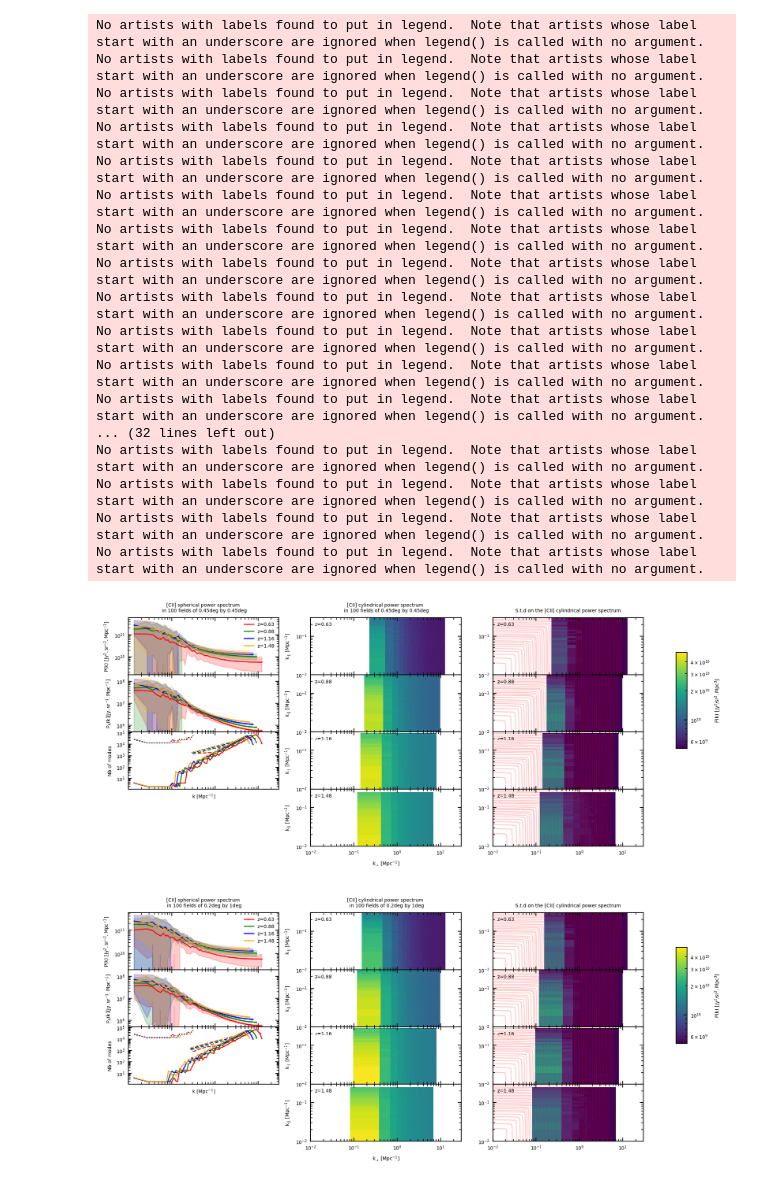
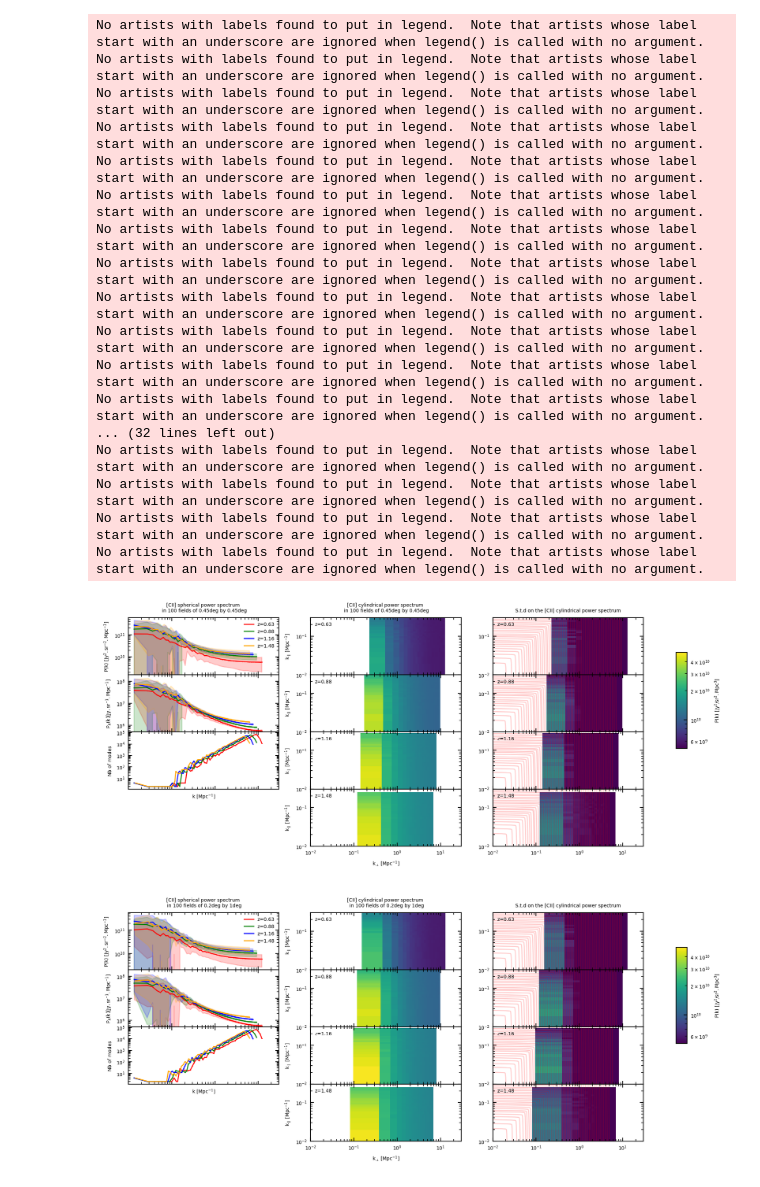
Before and after one commit to mvancuyck/TIM_pysides_user_friendly, a Jupyter notebook: pk_CII_result.ipynb, the cells around one changed output. Saved outputs shown, nothing was run; the diff lists cells and outputs as text; code cells hidden in the pictures.

```diff
--- a/pk_CII_result.ipynb
+++ b/pk_CII_result.ipynb
@@ -95,10 +102,10 @@ for n, (tile_sizeRA, tile_sizeDEC) in enumerate(TIM_params['tile_sizes']):
         axx.fill_between(k,xmean-xstd, xmean+xstd, color=c,alpha=0.2 )
 
         axnb.loglog(k, meannmode, '-|',color=c, lw=lw,markersize=mk,)
-        axnb.loglog(dict[f'0'][f'pk_3D_z{z_center}_CII_de_Looze']['k_out_transv #Mpc-1'][0,:], dict[f'0'][f'pk_3D_z{z_center}_CII_de_Looze']['nb_count_transv'],
-        '--',color=c, lw=lw,)
-        axnb.loglog(dict[f'0'][f'pk_3D_z{z_center}_CII_de_Looze']['k_out_z #Mpc-1'][:,0], dict[f'0'][f'pk_3D_z{z_center}_CII_de_Looze']['nb_count_z'],
-              ':',color=c, lw=lw,)
+        #axnb.loglog(dict[f'0'][f'pk_3D_z{z_center}_CII_de_Looze']['k_out_transv #Mpc-1'][0,:], dict[f'0'][f'pk_3D_z{z_center}_CII_de_Looze']['nb_count_transv'],
+        #'--',color=c, lw=lw,)
+        #axnb.loglog(dict[f'0'][f'pk_3D_z{z_center}_CII_de_Looze']['k_out_z #Mpc-1'][:,0], dict[f'0'][f'pk_3D_z{z_center}_CII_de_Looze']['nb_count_z'],
+        #      ':',color=c, lw=lw,)
         # Set the axis labels
         axs[iz,1].set_ylabel('$\\rm k_{\\parallel}$ [$\\rm Mpc^{-1}$]')
         # Set log scales for the axes
@@ -117,32 +124,32 @@ for n, (tile_sizeRA, tile_sizeDEC) in enumerate(TIM_params['tile_sizes']):
     ax.set_title(f'[CII] spherical power spectrum \n in {nb_subfields} fields of {tile_sizeRA}deg by {tile_sizeDEC}deg')
     axs[0,1].set_title(f'[CII] cylindrical power spectrum \n in {nb_subfields} fields of {tile_sizeRA}deg by {tile_sizeDEC}deg')
     axs[0,2].set_title(f'S.t.d on the [CII] cylindrical power spectrum')
 
     fig.tight_layout()
     fig.subplots_adjust(hspace=0)
 
     cbar_ax_cividis = fig.add_axes([1.05, 0.45, 0.02, 0.35])  # [left, bottom, width, height]
     cbar_cividis = fig.colorbar(C, cax=cbar_ax_cividis)
     cbar_cividis.set_label('$\\rm P(k)$ $\\rm[Jy^2/sr^2.Mpc^3]$')
 
     fig.savefig(f'figures/pySIDES_from_uchuu_{tile_sizeRA}deg_x_{tile_sizeDEC}deg_3d_CII_pk.png', transparent=True)
 # %% [output]
 No artists with labels found to put in legend.  Note that artists whose label start with an underscore are ignored when legend() is called with no argument.
 No artists with labels found to put in legend.  Note that artists whose label start with an underscore are ignored when legend() is called with no argument.
 No artists with labels found to put in legend.  Note that artists whose label start with an underscore are ignored when legend() is called with no argument.
 No artists with labels found to put in legend.  Note that artists whose label start with an underscore are ignored when legend() is called with no argument.
 No artists with labels found to put in legend.  Note that artists whose label start with an underscore are ignored when legend() is called with no argument.
 No artists with labels found to put in legend.  Note that artists whose label start with an underscore are ignored when legend() is called with no argument.
 No artists with labels found to put in legend.  Note that artists whose label start with an underscore are ignored when legend() is called with no argument.
 No artists with labels found to put in legend.  Note that artists whose label start with an underscore are ignored when legend() is called with no argument.
 No artists with labels found to put in legend.  Note that artists whose label start with an underscore are ignored when legend() is called with no argument.
 No artists with labels found to put in legend.  Note that artists whose label start with an underscore are ignored when legend() is called with no argument.
 No artists with labels found to put in legend.  Note that artists whose label start with an underscore are ignored when legend() is called with no argument.
 No artists with labels found to put in legend.  Note that artists whose label start with an underscore are ignored when legend() is called with no argument.
 ... (32 lines left out)
 No artists with labels found to put in legend.  Note that artists whose label start with an underscore are ignored when legend() is called with no argument.
 No artists with labels found to put in legend.  Note that artists whose label start with an underscore are ignored when legend() is called with no argument.
 No artists with labels found to put in legend.  Note that artists whose label start with an underscore are ignored when legend() is called with no argument.
 No artists with labels found to put in legend.  Note that artists whose label start with an underscore are ignored when legend() is called with no argument.
-[figure, old version]
+[figure, new version]
-[figure, old version]
+[figure, new version]
```
Also changed, not shown: parts of 4 cells of this notebook.
